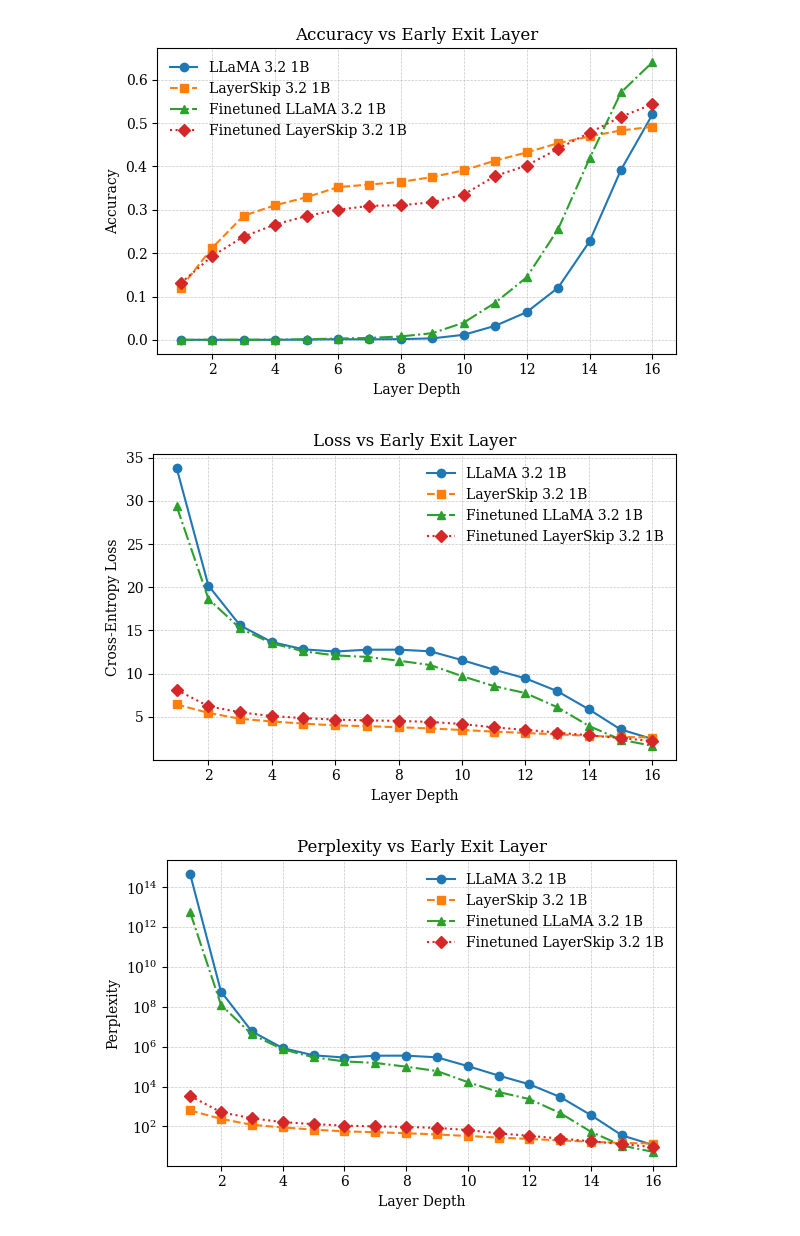
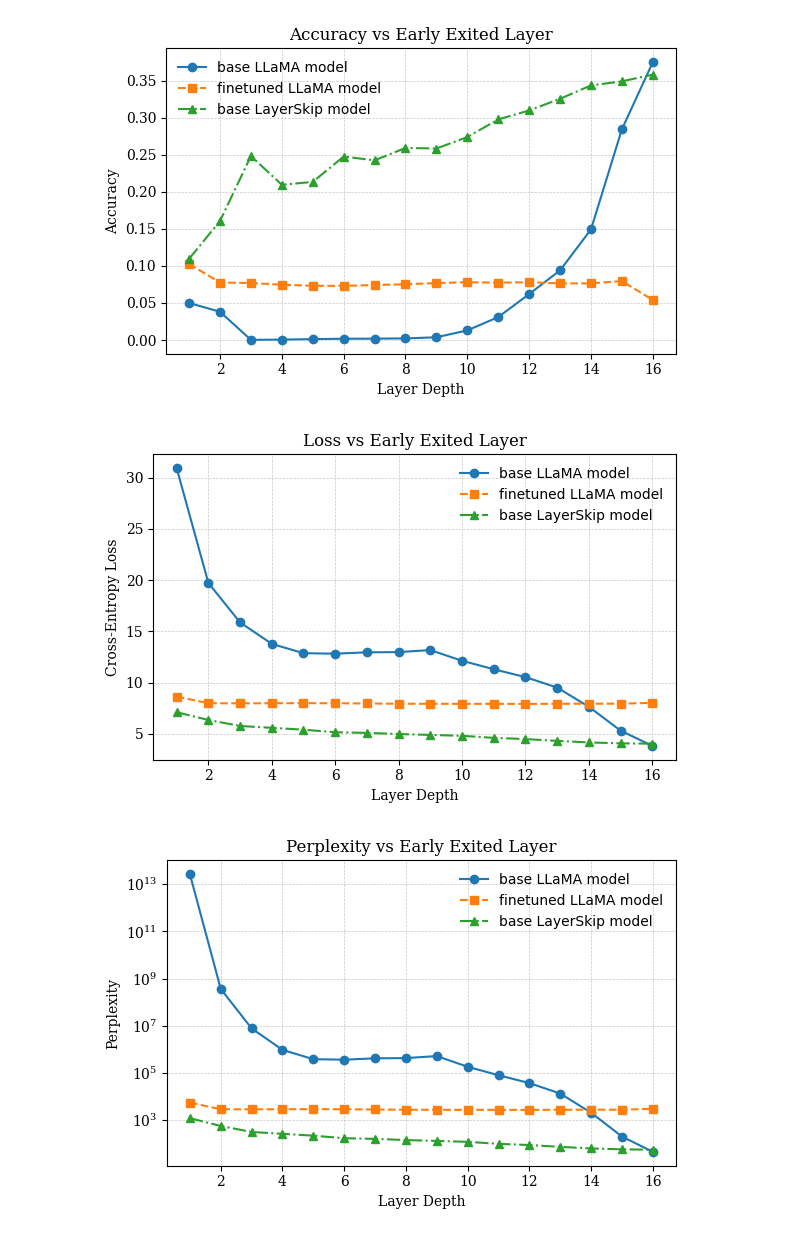
Before and after one commit to aeruny/cs7643-final-project, a Jupyter notebook: notebooks/model_metrics_guanco.ipynb, the cells around one changed output. Cells and saved outputs as stored; diff of their text form; code cells hidden in the pictures.

```diff
--- a/notebooks/model_metrics_guanco.ipynb
+++ b/notebooks/model_metrics_guanco.ipynb
@@ -36,7 +36,6 @@ import torch.nn.functional as F
 import evaluate
 import torch
 import re
-plt.rcParams["font.family"] = "serif"
 device = torch.device("cuda" if torch.cuda.is_available() else "cpu")
 # %%
 # Use the token to log in
@@ -57,5 +56,4 @@ layerskip_model = AutoModelForCausalLM.from_pretrained("facebook/layerskip-llama
 layerskip_layers = layerskip_model.model.layers
 
 # # Fine-tuned model
-finetuned_model = AutoModelForCausalLM.from_pretrained("HassaanSeeker/llama-3.2-1b-guanco-finetuned-qlora-layerskip").to(device)
-finetuned_base_model = AutoModelForCausalLM.from_pretrained("HassaanSeeker/llama-3.2-1b-guanco-finetuned").to(device)
+finetuned_layerskip_model = AutoModelForCausalLM.from_pretrained("HassaanSeeker/Llama-3.2-1b-hf-layerskip-v1-finetuned").to(device)
@@ -73,3 +73,8 @@ test_dataset = dataset['train']
+# %%
+wiki_dataset = load_dataset("wikitext", "wikitext-103-raw-v1")
+train_dataset = wiki_dataset['train']
+test_dataset = wiki_dataset['test']
+validation_dataset = wiki_dataset['validation']
 # %%
 print(train_dataset[0]['text'])
 print()
@@ -119,11 +140,10 @@ def evaluate_next_token_predictions(text, model, tokenizer, max_len=128):
 # %%
-models = {"LLaMA 3.2 1B": base_model, "LayerSkip 3.2 1B": layerskip_model, "Finetuned LLaMA 3.2 1B": finetuned_base_model, "Finetuned LayerSkip 3.2 1B":finetuned_model}
+models = {"base LLaMA model": base_model, "finetuned LLaMA model": finetuned_model, "base LayerSkip model": layerskip_model}
 # Store all results here
 early_exit_metrics = {
-    "LLaMA 3.2 1B": {"layers": [], "loss": [], "accuracy": [], "perplexity": []},
-    "LayerSkip 3.2 1B": {"layers": [], "loss": [], "accuracy": [], "perplexity": []},
-    "Finetuned LLaMA 3.2 1B": {"layers": [], "loss": [], "accuracy": [], "perplexity": []},
-    "Finetuned LayerSkip 3.2 1B": {"layers": [], "loss": [], "accuracy": [], "perplexity": []},
+    "base LLaMA model": {"layers": [], "loss": [], "accuracy": [], "perplexity": []},
+    "finetuned LLaMA model": {"layers": [], "loss": [], "accuracy": [], "perplexity": []},
+    "base LayerSkip model": {"layers": [], "loss": [], "accuracy": [], "perplexity": []},
 }
 
 for model_name, model in models.items():
@@ -187,35 +207,35 @@ Evaluating LLaMA 3.2 1B
 def plot_metric(metric_name, ylabel):
     plt.figure(figsize=(6, 4), dpi=100)
     markers = ['o', 's', '^', 'D', '*', 'x']
     linestyles = ['-', '--', '-.', ':']
 
     for idx, model_name in enumerate(early_exit_metrics):
         plt.plot(early_exit_metrics[model_name]["layers"],
                  early_exit_metrics[model_name][metric_name],
                  marker=markers[idx % len(markers)],
                  linestyle=linestyles[idx % len(linestyles)],
                  label=model_name)
 
-    plt.title(f"{metric_name.replace('_', ' ').title()} vs Early Exit Layer", fontname="serif")
+    plt.title(f"{metric_name.replace('_', ' ').title()} vs Early Exited Layer", fontname="serif")
     plt.xlabel("Layer Depth", fontname="serif")
     plt.ylabel(ylabel, fontname="serif")
     plt.xticks(fontname="serif")
     plt.yticks(fontname="serif")
 
     if metric_name == "perplexity":
         plt.yscale('log')  # ✨ Log scale for perplexity ✨
 
     plt.legend(loc='best', frameon=False)
     plt.grid(True, linestyle='--', linewidth=0.5, alpha=0.7)
     plt.tight_layout()
     plt.show()
 
 # Plot all 3 metrics
 plot_metric("accuracy", "Accuracy")
 plot_metric("loss", "Cross-Entropy Loss")
 plot_metric("perplexity", "Perplexity")
 # %% [output]
-[figure, old version]
+[figure, new version]
-[figure, old version]
+[figure, new version]
-[figure, old version]
+[figure, new version]
 # %%
```
Also changed, not shown: parts of 18 cells of this notebook.
